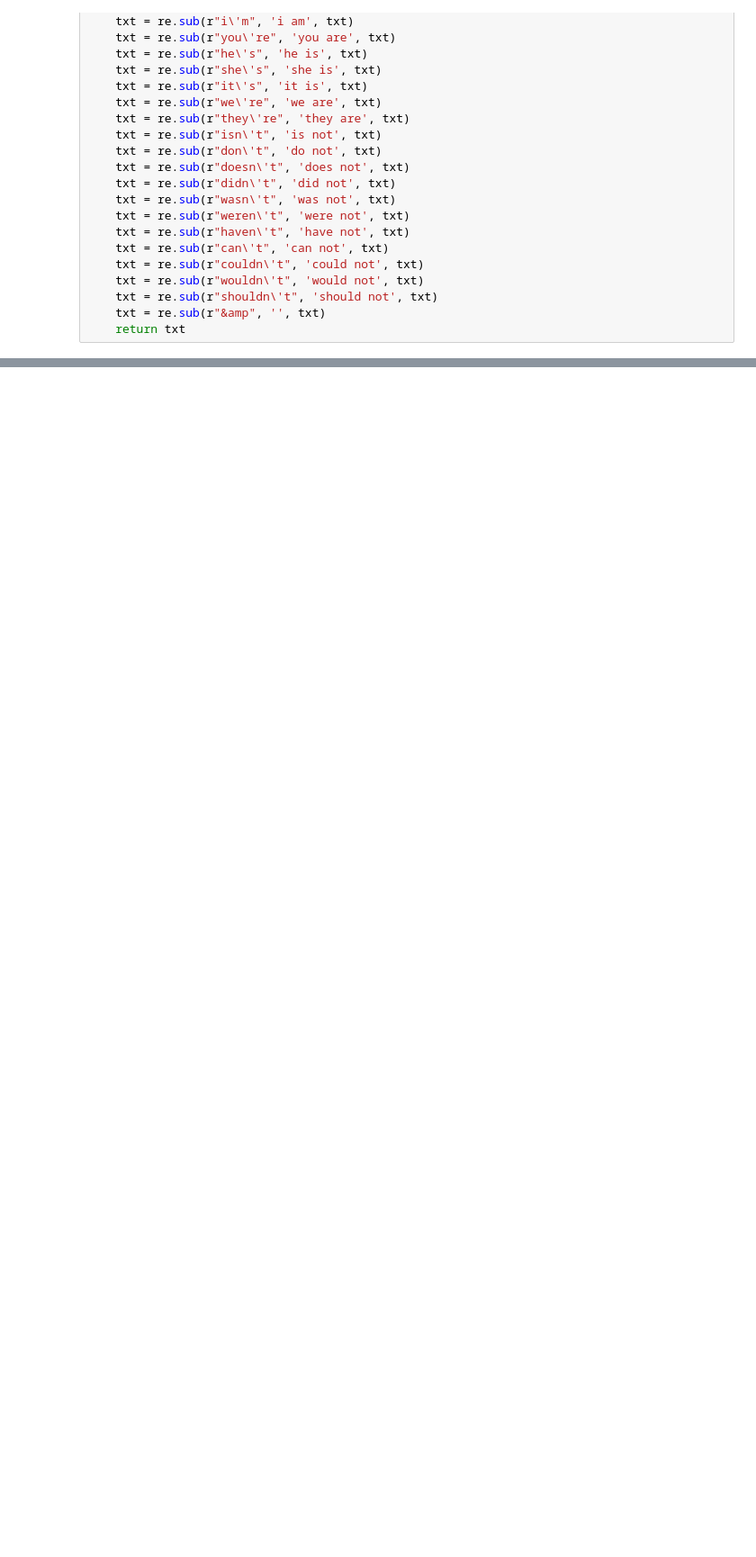
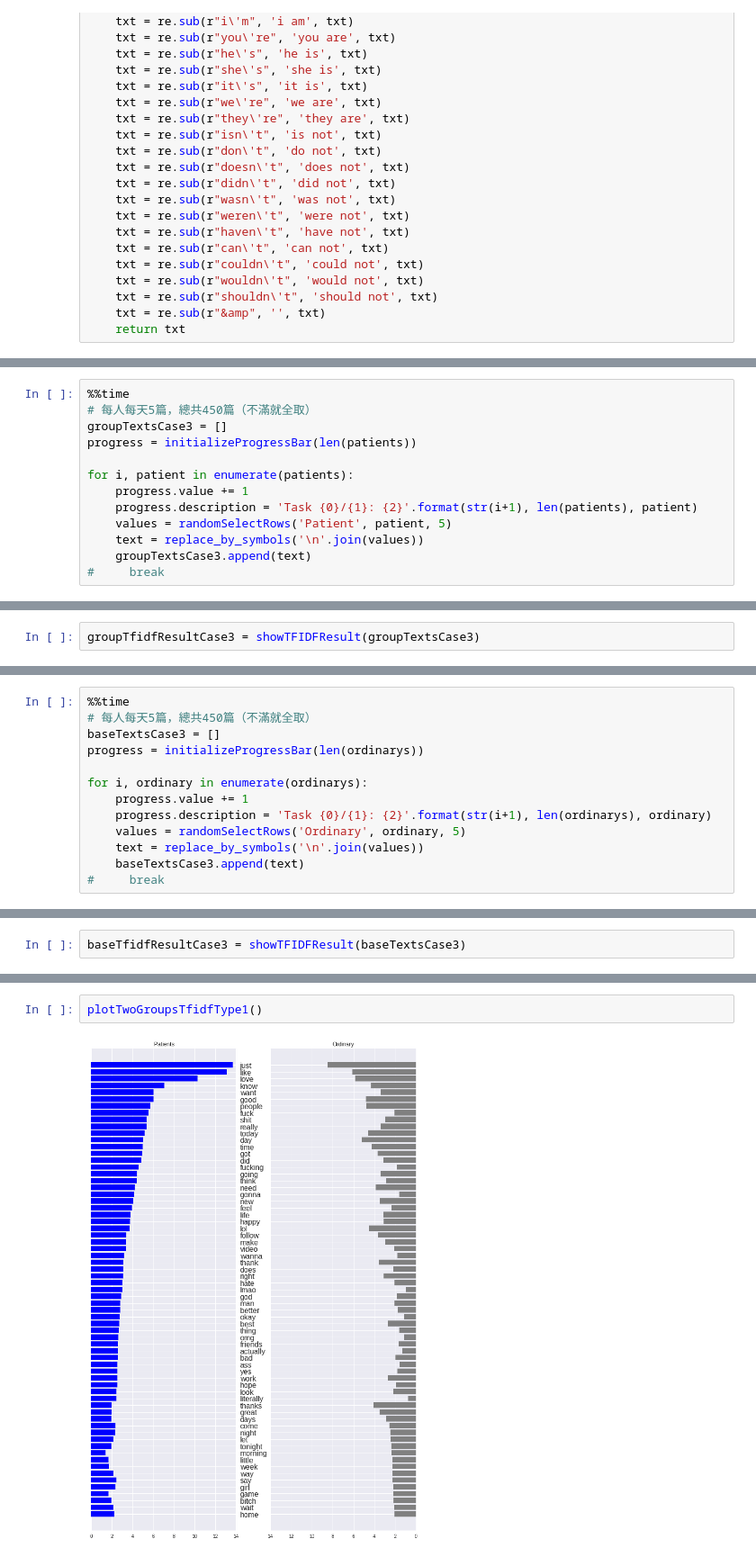
Before and after one commit to Adeline-Wei/Depression_Research, a Jupyter notebook: 1_preprocessing/tfidf_new_version.ipynb, the cells around one changed output, grey strips where cells are left out. Shown at 90% size. Drawn from its saved outputs; the diff is of its cells as text; blank space fills up the shorter version.

Commit message:
plot tfidf comparison finished

```diff
--- a/1_preprocessing/tfidf_new_version.ipynb
+++ b/1_preprocessing/tfidf_new_version.ipynb
@@ -309,0 +328,13 @@ look 2.4174312008
+# %%
+%%time
+# 每人每天5篇，總共450篇（不滿就全取）
+groupTextsCase3 = []
+progress = initializeProgressBar(len(patients))
+
+for i, patient in enumerate(patients):
+    progress.value += 1
+    progress.description = 'Task {0}/{1}: {2}'.format(str(i+1), len(patients), patient)
+    values = randomSelectRows('Patient', patient, 5)
+    text = replace_by_symbols('\n'.join(values))
+    groupTextsCase3.append(text)
+#     break
@@ -309,0 +344,2 @@ look 2.4174312008
+# %%
+groupTfidfResultCase3 = showTFIDFResult(groupTextsCase3)
@@ -309,0 +364,13 @@ look 2.4174312008
+# %%
+%%time
+# 每人每天5篇，總共450篇（不滿就全取）
+baseTextsCase3 = []
+progress = initializeProgressBar(len(ordinarys))
+
+for i, ordinary in enumerate(ordinarys):
+    progress.value += 1
+    progress.description = 'Task {0}/{1}: {2}'.format(str(i+1), len(ordinarys), ordinary)
+    values = randomSelectRows('Ordinary', ordinary, 5)
+    text = replace_by_symbols('\n'.join(values))
+    baseTextsCase3.append(text)
+#     break
@@ -309,0 +380,2 @@ look 2.4174312008
+# %%
+baseTfidfResultCase3 = showTFIDFResult(baseTextsCase3)
@@ -309,0 +482,4 @@ look 2.4174312008
+# %%
+plotTwoGroupsTfidfType1()
+# %% [output]
+[figure, added]
```
Also changed, not shown: parts of 36 cells of this notebook.
